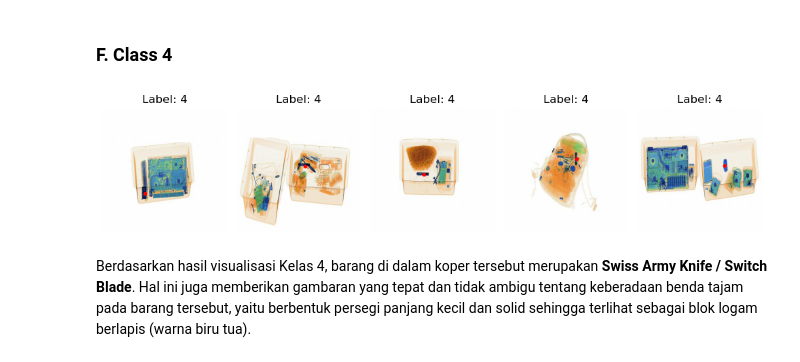
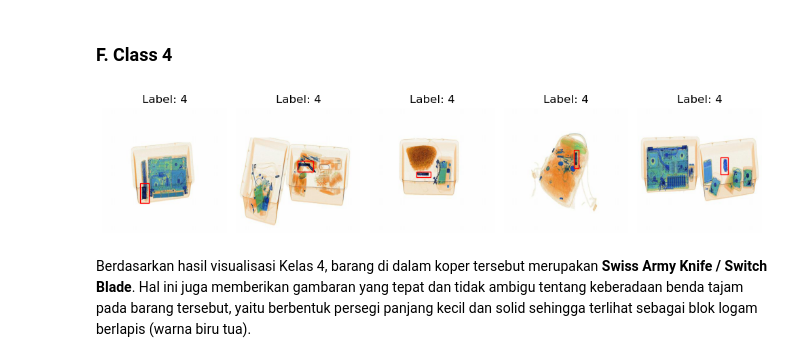
Before and after one commit to FTDS-assignment-bay/p2-final-project-ftds-hck-026, a Jupyter notebook: load_data.ipynb, the cells around one changed output. Cells and saved outputs as stored; diff of their text form; code cells hidden in the pictures.

```diff
--- a/load_data.ipynb
+++ b/load_data.ipynb
@@ -253,10 +253,15 @@ fig, axes = plt.subplots(1, 5, figsize=(10, 5))
 
 # Create a function
 for i, idx in enumerate([703, 704, 706, 708, 710]):
+    x_start = df["x_center"][idx][0] - df["width"][idx][0] / 2
+    y_start = df["y_center"][idx][0] - df["height"][idx][0] / 2
+
+    rect = patches.Rectangle((x_start * 416, y_start * 416), df["width"][idx][0] * 416, df["height"][idx][0] * 416, edgecolor="red", facecolor="none")
+    axes[i].add_patch(rect)
+
     axes[i].imshow(Image.open(TRAIN_DATASET_PATH + "images/" + images_path_df["images"][idx]))
     x = df["x_center"][idx][0] * 416
     y = df["y_center"][idx][0] * 416
-    axes[i].plot(x, y, marker='o', markersize=3, color="red")
     axes[i].set_title(f"Label: {df['labels'][idx][0]}")
     axes[i].axis('off')
 
@@ -280,10 +285,15 @@ fig, axes = plt.subplots(1, 5, figsize=(10, 5))
 
 # Create a function
 for i, idx in enumerate([2022, 2025, 2029, 2034, 2042]):
+    x_start = df["x_center"][idx][0] - df["width"][idx][0] / 2
+    y_start = df["y_center"][idx][0] - df["height"][idx][0] / 2
+
+    rect = patches.Rectangle((x_start * 416, y_start * 416), df["width"][idx][0] * 416, df["height"][idx][0] * 416, edgecolor="red", facecolor="none")
+    axes[i].add_patch(rect)
+
     axes[i].imshow(Image.open(TRAIN_DATASET_PATH + "images/" + images_path_df["images"][idx]))
     x = df["x_center"][idx][0] * 416
     y = df["y_center"][idx][0] * 416
-    axes[i].plot(x, y, marker='o', markersize=3, color="red")
     axes[i].set_title(f"Label: {df['labels'][idx][0]}")
     axes[i].axis('off')
 
@@ -303,10 +313,15 @@ fig, axes = plt.subplots(1, 5, figsize=(10, 5))
 
 # Create a function
 for i, idx in enumerate([3, 9, 19, 22, 26]):
+    x_start = df["x_center"][idx][0] - df["width"][idx][0] / 2
+    y_start = df["y_center"][idx][0] - df["height"][idx][0] / 2
+
+    rect = patches.Rectangle((x_start * 416, y_start * 416), df["width"][idx][0] * 416, df["height"][idx][0] * 416, edgecolor="red", facecolor="none")
+    axes[i].add_patch(rect)
+
     axes[i].imshow(Image.open(TRAIN_DATASET_PATH + "images/" + images_path_df["images"][idx]))
     x = df["x_center"][idx][0] * 416
     y = df["y_center"][idx][0] * 416
-    axes[i].plot(x, y, marker='o', markersize=3, color="red")
     axes[i].set_title(f"Label: {df['labels'][idx][0]}")
     axes[i].axis('off')
 
@@ -326,10 +341,15 @@ fig, axes = plt.subplots(1, 5, figsize=(10, 5))
 
 # Create a function
 for i, idx in enumerate([1233, 1980, 2016, 2048, 2020]):
+    x_start = df["x_center"][idx][0] - df["width"][idx][0] / 2
+    y_start = df["y_center"][idx][0] - df["height"][idx][0] / 2
+
+    rect = patches.Rectangle((x_start * 416, y_start * 416), df["width"][idx][0] * 416, df["height"][idx][0] * 416, edgecolor="red", facecolor="none")
+    axes[i].add_patch(rect)
+
     axes[i].imshow(Image.open(TRAIN_DATASET_PATH + "images/" + images_path_df["images"][idx]))
     x = df["x_center"][idx][0] * 416
     y = df["y_center"][idx][0] * 416
-    axes[i].plot(x, y, marker='o', markersize=3, color="red")
     axes[i].set_title(f"Label: {df['labels'][idx][0]}")
     axes[i].axis('off')
 
@@ -345,21 +365,26 @@ Berdasarkan hasil visualisasi tersebut, barang di dalam koper tersebut merupakan
 # %%
 # Class 4
 
 # Create the visualization of 1 rows and 2 columns
 fig, axes = plt.subplots(1, 5, figsize=(10, 5))
 
 # Create a function
 for i, idx in enumerate([1167, 1978, 1983, 2008, 2009]):
+    x_start = df["x_center"][idx][0] - df["width"][idx][0] / 2
+    y_start = df["y_center"][idx][0] - df["height"][idx][0] / 2
+
+    rect = patches.Rectangle((x_start * 416, y_start * 416), df["width"][idx][0] * 416, df["height"][idx][0] * 416, edgecolor="red", facecolor="none")
+    axes[i].add_patch(rect)
+
     axes[i].imshow(Image.open(TRAIN_DATASET_PATH + "images/" + images_path_df["images"][idx]))
     x = df["x_center"][idx][0] * 416
     y = df["y_center"][idx][0] * 416
-    axes[i].plot(x, y, marker='o', markersize=3, color="red")
     axes[i].set_title(f"Label: {df['labels'][idx][0]}")
     axes[i].axis('off')
 
 plt.tight_layout()
 plt.show()
 # %% [output]
-[figure, old version]
+[figure, new version]
 # %% [markdown]
 Berdasarkan hasil visualisasi Kelas 4, barang di dalam koper tersebut merupakan **Swiss Army Knife / Switch Blade**. Hal ini juga memberikan gambaran yang tepat dan tidak ambigu tentang keberadaan benda tajam pada barang tersebut, yaitu berbentuk persegi panjang kecil dan solid sehingga terlihat sebagai blok logam berlapis (warna biru tua).
```
Also changed, not shown: parts of 4 cells of this notebook.
